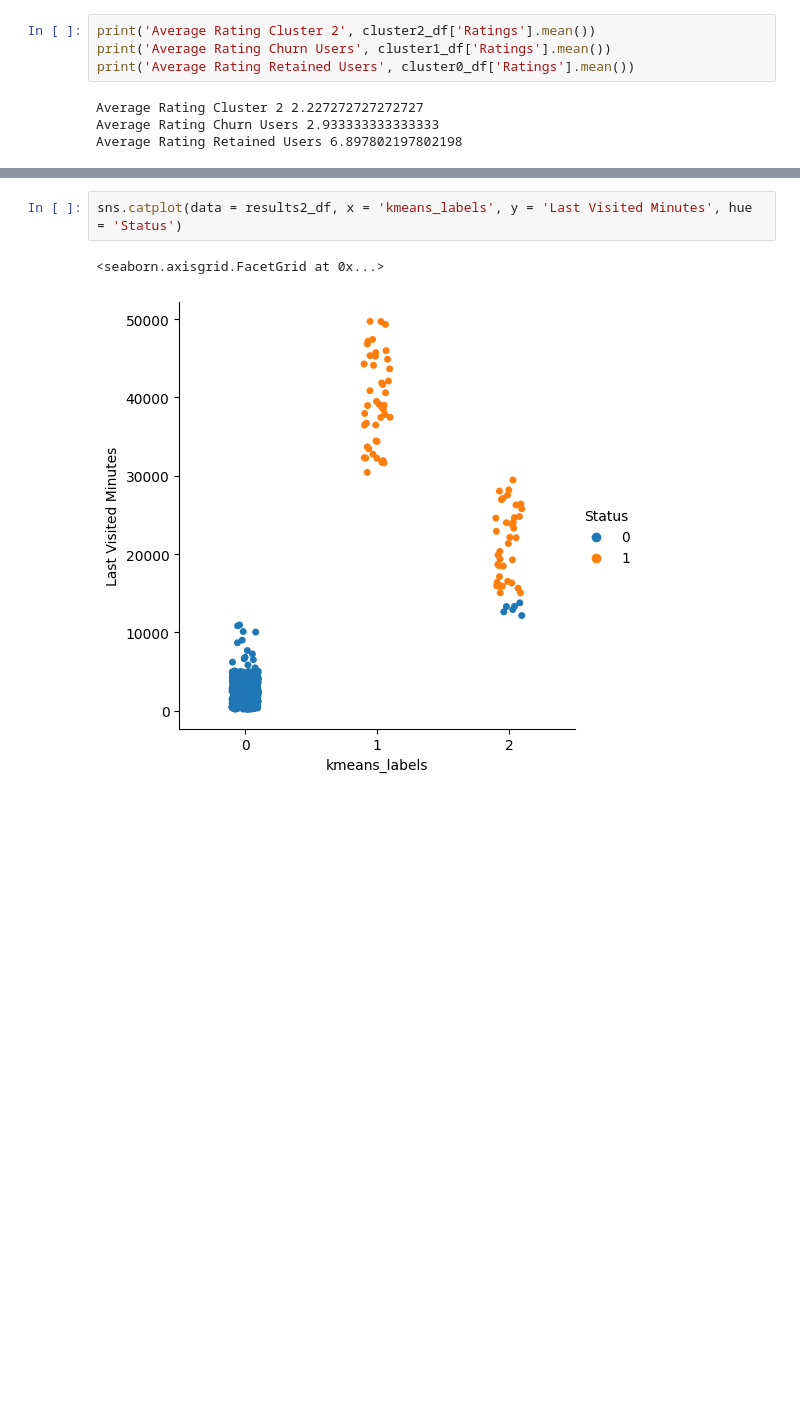
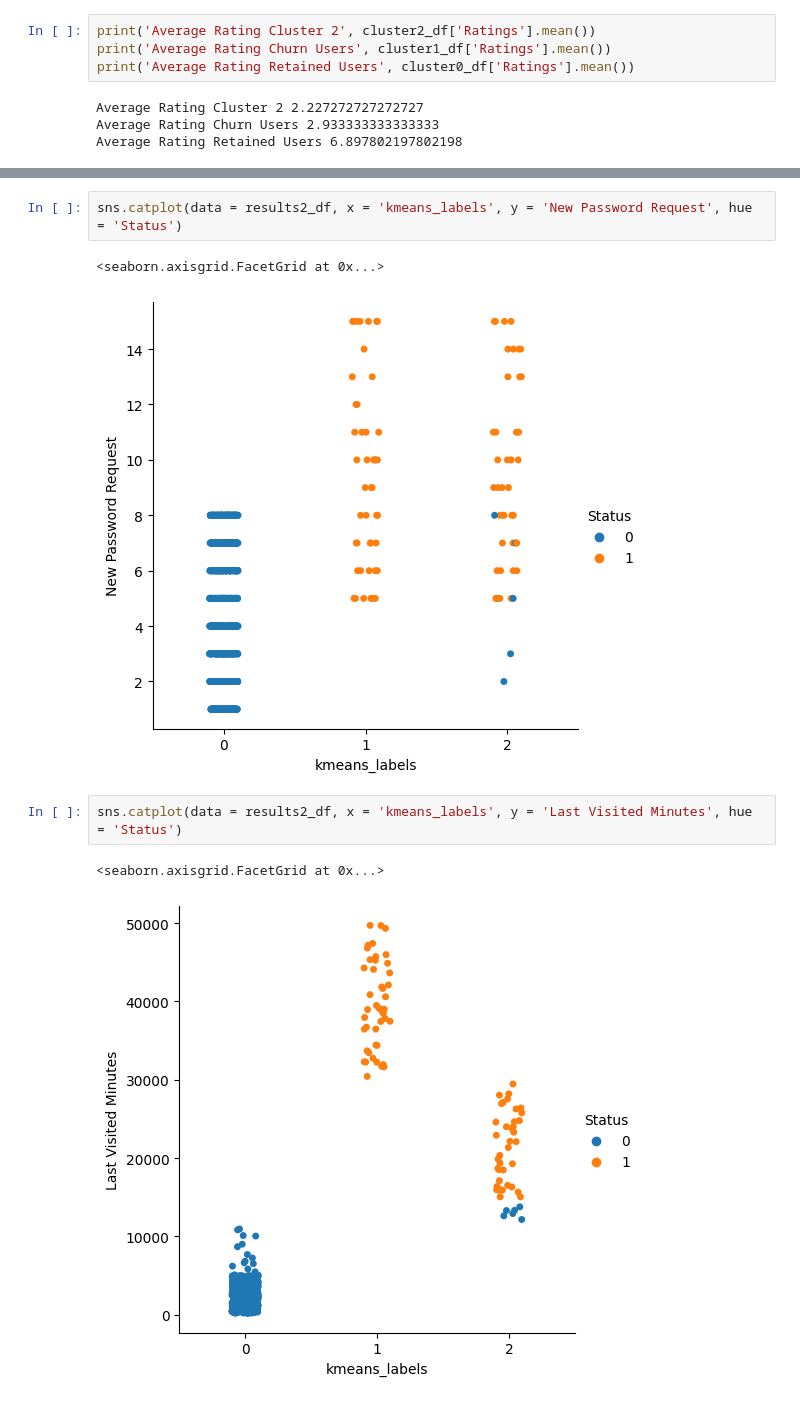
Before and after one commit to brittabeta/Data-Engineering-Duke, a Jupyter notebook: AppUserSegmentation.ipynb, the cells around one changed output, grey strips where cells are left out. Saved outputs shown, nothing was run; the diff lists cells and outputs as text; blank space fills up the shorter version.

```diff
--- a/AppUserSegmentation.ipynb
+++ b/AppUserSegmentation.ipynb
@@ -274,3 +283,8 @@ Cluster 2
+# %%
+sns.catplot(data = results2_df, x = 'kmeans_labels', y = 'New Password Request', hue = 'Status')
+# %% [output]
+<seaborn.axisgrid.FacetGrid at 0x...>
+[figure, added]
 # %%
 sns.catplot(data = results2_df, x = 'kmeans_labels', y = 'Last Visited Minutes', hue = 'Status')
 # %% [output]
```
Also changed, not shown: parts of 19 cells of this notebook.
